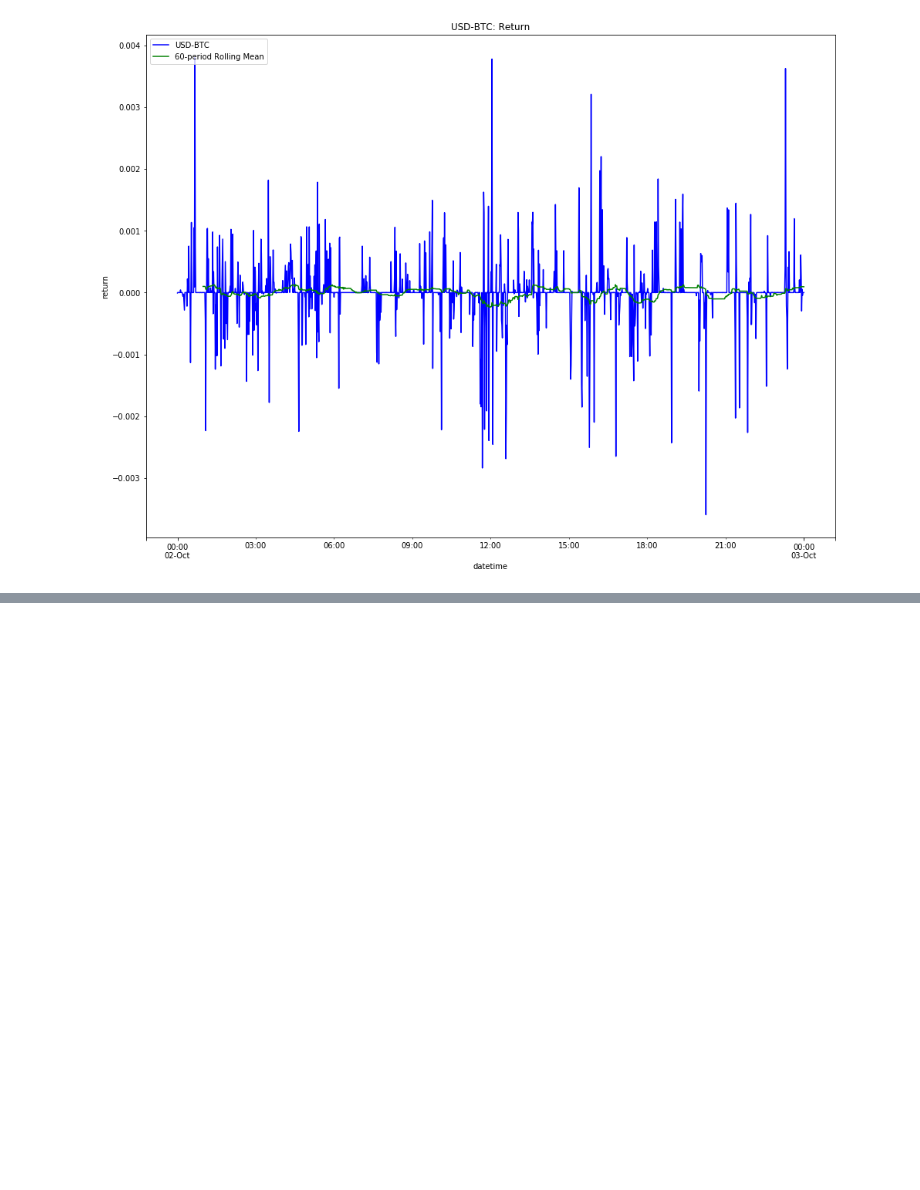
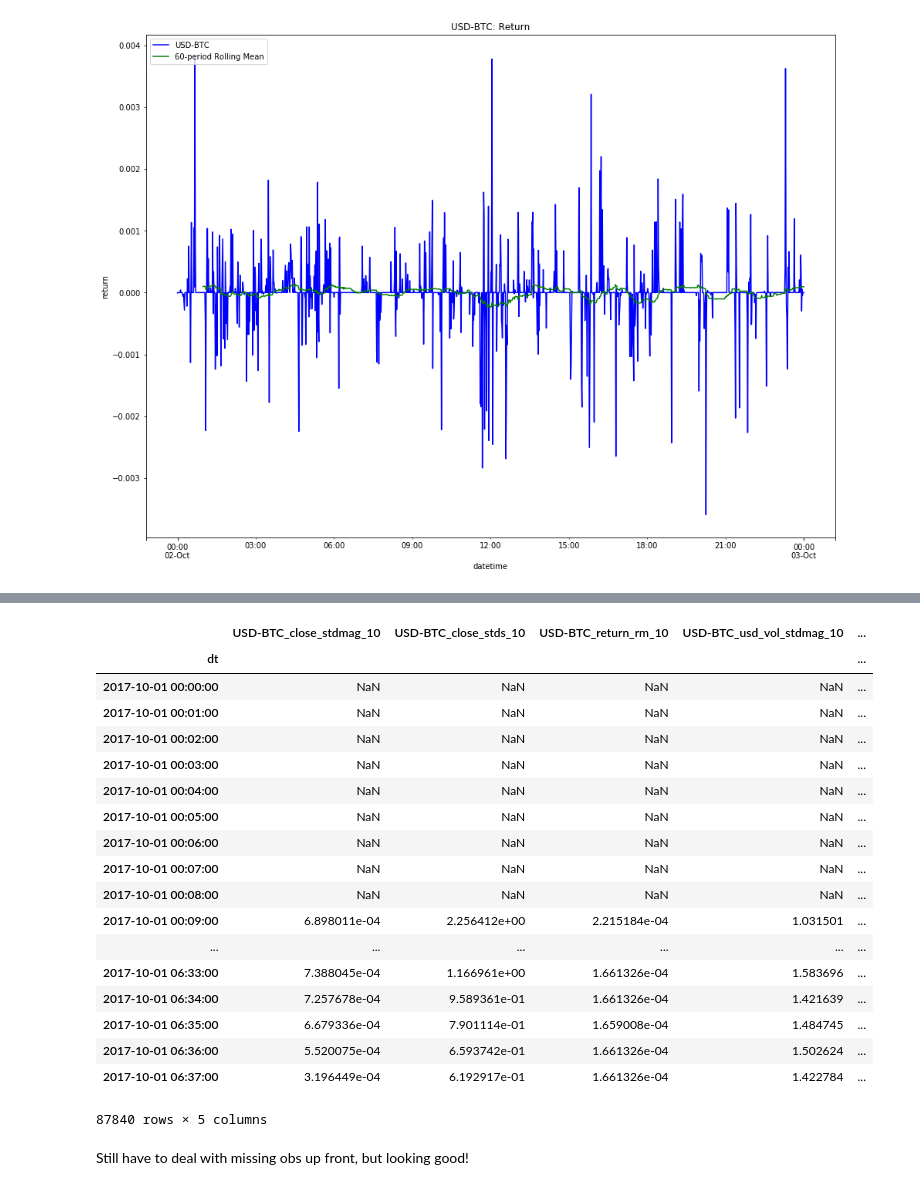
Before and after one commit to ethanruhe/ml_for_trading, a Jupyter notebook: Machine Learning for Cryptocurrency Trading.ipynb, the cells around one changed output, grey strips where cells are left out. Saved outputs shown, nothing was run; the diff lists cells and outputs as text; code cells hidden in the pictures; blank space fills up the shorter version.

```diff
--- a/Machine Learning for Cryptocurrency Trading.ipynb
+++ b/Machine Learning for Cryptocurrency Trading.ipynb
@@ -247,0 +281,22 @@ There is _a lot_ of literature on different metrics for technical analysis or mo
+# %%
+ml4t.calc_rolling_features(trade_data.df_m, 10)
+# %% [output]
+|  | USD-BTC_close_stdmag_10 | USD-BTC_close_stds_10 | USD-BTC_return_rm_10 | USD-BTC_usd_vol_stdmag_10 | ... |
+| dt |  |  |  |  | ... |
+| 2017-10-01 00:00:00 | NaN | NaN | NaN | NaN | ... |
+| 2017-10-01 00:01:00 | NaN | NaN | NaN | NaN | ... |
+| 2017-10-01 00:02:00 | NaN | NaN | NaN | NaN | ... |
+| 2017-10-01 00:03:00 | NaN | NaN | NaN | NaN | ... |
+| 2017-10-01 00:04:00 | NaN | NaN | NaN | NaN | ... |
+| 2017-10-01 00:05:00 | NaN | NaN | NaN | NaN | ... |
+| 2017-10-01 00:06:00 | NaN | NaN | NaN | NaN | ... |
+| 2017-10-01 00:07:00 | NaN | NaN | NaN | NaN | ... |
+| 2017-10-01 00:08:00 | NaN | NaN | NaN | NaN | ... |
+| 2017-10-01 00:09:00 | 6.898011e-04 | 2.256412e+00 | 2.215184e-04 | 1.031501 | ... |
+| ... | ... | ... | ... | ... | ... |
+| 2017-10-01 06:33:00 | 7.388045e-04 | 1.166961e+00 | 1.661326e-04 | 1.583696 | ... |
+| 2017-10-01 06:34:00 | 7.257678e-04 | 9.589361e-01 | 1.661326e-04 | 1.421639 | ... |
+| 2017-10-01 06:35:00 | 6.679336e-04 | 7.901114e-01 | 1.659008e-04 | 1.484745 | ... |
+| 2017-10-01 06:36:00 | 5.520075e-04 | 6.593742e-01 | 1.661326e-04 | 1.502624 | ... |
+| 2017-10-01 06:37:00 | 3.196449e-04 | 6.192917e-01 | 1.661326e-04 | 1.422784 | ... |
+87840 rows × 5 columns
@@ -247,0 +314,2 @@ There is _a lot_ of literature on different metrics for technical analysis or mo
+# %% [markdown]
+Still have to deal with missing obs up front, but looking good!
```
Also changed, not shown: parts of 4 cells of this notebook, 2 other files.
